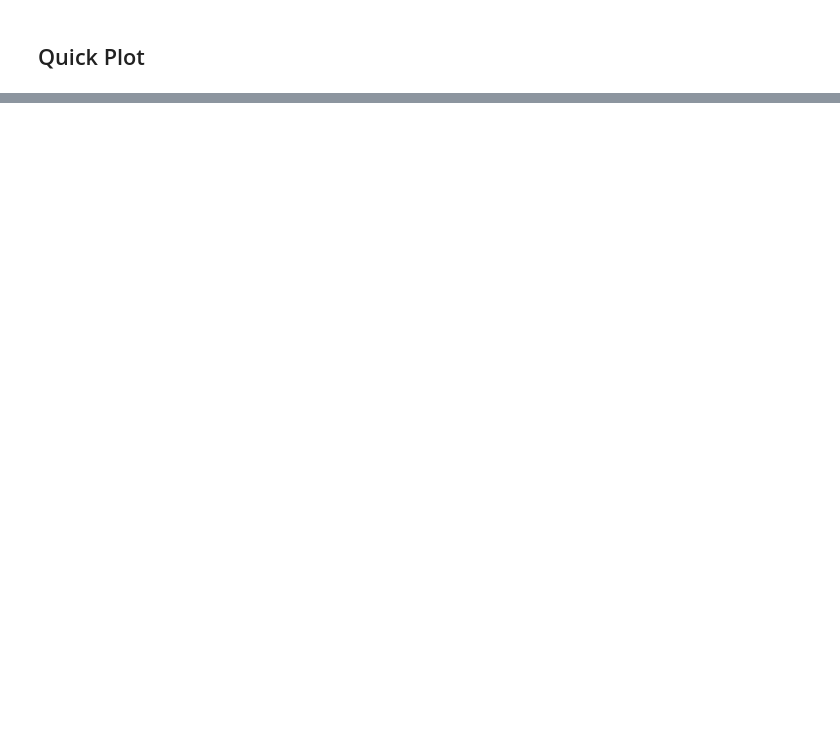
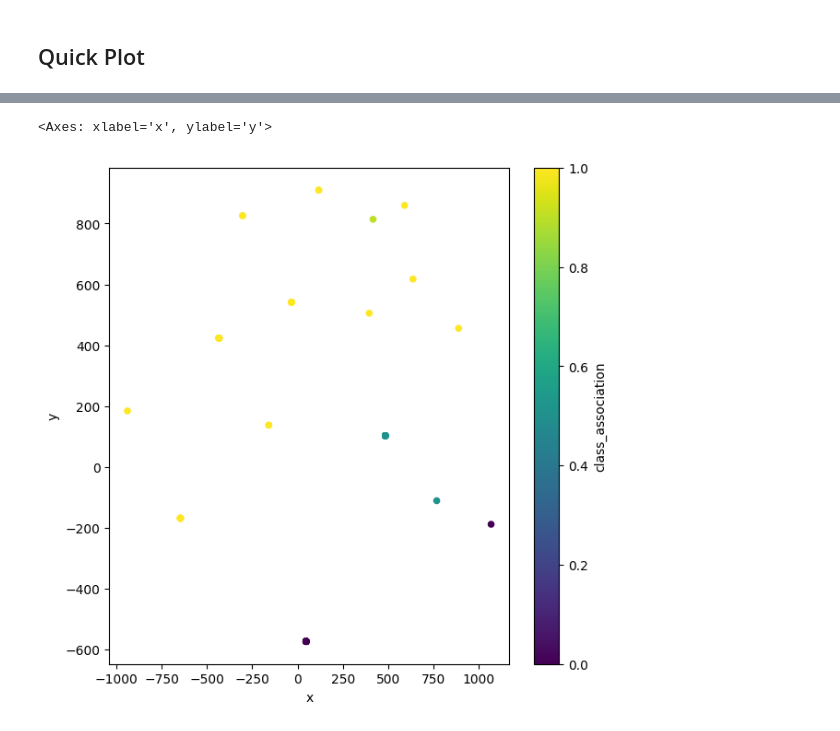
Before and after one commit to c1014695Newcastle/PyTorchJacard, a Jupyter notebook: Model_WORKING.ipynb, the cells around one changed output, grey strips where cells are left out. Drawn from its saved outputs; the diff is of its cells as text; code cells hidden in the pictures; blank space fills up the shorter version.

```diff
--- a/Model_WORKING.ipynb
+++ b/Model_WORKING.ipynb
@@ -434,0 +422,8 @@ shap_values_2d_df.plot.scatter(
+# %%
+cluster_num = 0
+activations, hooks = get_activation(model)
+
+for id in clusters_2[cluster_num]:
+    out = model(torch.Tensor(encoded_dataset_full[id]))
+activations = np.array(activations)
+trans_activations = activations.transpose()
@@ -434,0 +491,17 @@ shap_values_2d_df.plot.scatter(
+# %%
+similarity_matrix = []
+
+def jacard(set1, set2):
+    return len(set1.intersection(set2)) / len(set1.union(set2))
+
+for x in range(0, len(top_10_entries)):
+    similarity_scores = []
+    for z in range(0, len(top_10_entries)):
+        if x == z:
+            similarity_scores.append(1)
+        else:
+            similarity_scores.append(jacard(set(top_10_entries[x]), set(top_10_entries[z])))
+    similarity_matrix.append(similarity_scores)
+
+similarity_matrix = np.array(similarity_matrix)
+np.save('Matrices/cluster_one_similarity', similarity_matrix)
@@ -434,0 +524,9 @@ shap_values_2d_df.plot.scatter(
+# %%
+reduced_sim_matrix = TSNE(n_components=2, metric='cosine', random_state=0).fit_transform(similarity_matrix)
+# %%
+class_leaning_df = pd.DataFrame(class_leaning, columns=['class_association'])
+average_activation_df = pd.DataFrame(top_10_average, columns=['average_activation'])
+top_10_entries_df = pd.DataFrame(top_10_entries, columns=[f'activation_{x}' for x in range(0, 10)])
+
+coordinates = pd.DataFrame(reduced_sim_matrix, columns=['x','y']).join(class_leaning_df).join(top_10_entries_df).join(average_activation_df)
+coordinates
@@ -434,0 +547,11 @@ shap_values_2d_df.plot.scatter(
+# %%
+plt.rcParams["figure.figsize"] = [7,7]
+
+coordinates.plot.scatter(
+    x='x',
+    y='y',
+    c='class_association'
+)
+# %% [output]
+<Axes: xlabel='x', ylabel='y'>
+[figure, added]
```
Also changed, not shown: parts of 36 cells of this notebook, 2 other files.
